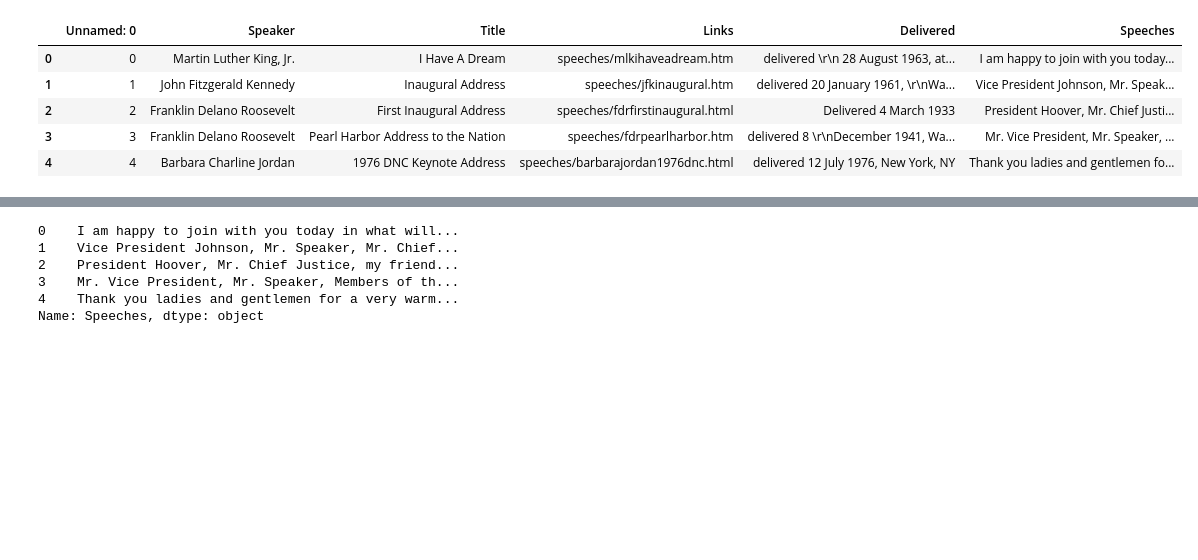
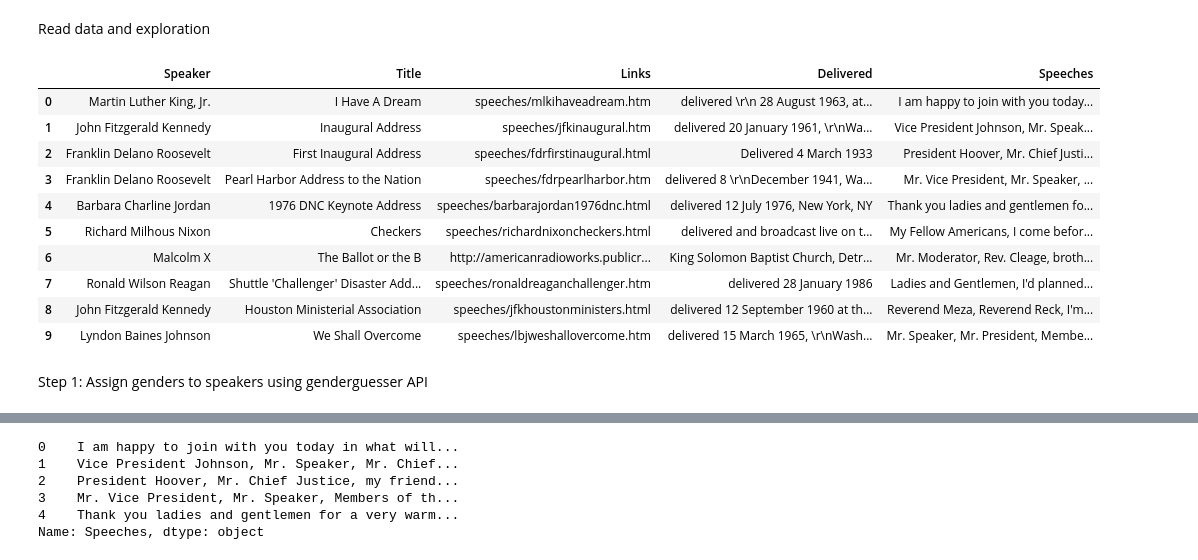
Before and after one commit to QuArtzX20/MDA_Speeches, a Jupyter notebook: Topic_Analysis_with_SpaCy.ipynb, the cells around one changed output, grey strips where cells are left out. Cells and saved outputs as stored; diff of their text form; code cells hidden in the pictures; blank space fills up the shorter version.

```diff
--- a/Topic_Analysis_with_SpaCy.ipynb
+++ b/Topic_Analysis_with_SpaCy.ipynb
@@ -10,10 +16,20 @@ from gensim.models import CoherenceModel
+# %% [markdown]
+Read data and exploration
 # %%
 data=pd.read_csv('Data/speeches.csv')
-data.head()
+data=data.drop(data.columns[0],axis=1)
+data.head(10)
 # %% [output]
-|  | Unnamed: 0 | Speaker | Title | Links | Delivered | Speeches |
-| 0 | 0 | Martin Luther King, Jr. | I Have A Dream | speeches/mlkihaveadream.htm | delivered \r\n 28 August 1963, at... | I am happy to join with you today... |
-| 1 | 1 | John Fitzgerald Kennedy | Inaugural Address | speeches/jfkinaugural.htm | delivered 20 January 1961, \r\nWa... | Vice President Johnson, Mr. Speak... |
-| 2 | 2 | Franklin Delano Roosevelt | First Inaugural Address | speeches/fdrfirstinaugural.html | Delivered 4 March 1933 | President Hoover, Mr. Chief Justi... |
-| 3 | 3 | Franklin Delano Roosevelt | Pearl Harbor Address to the Nation | speeches/fdrpearlharbor.htm | delivered 8 \r\nDecember 1941, Wa... | Mr. Vice President, Mr. Speaker, ... |
-| 4 | 4 | Barbara Charline Jordan | 1976 DNC Keynote Address | speeches/barbarajordan1976dnc.html | delivered 12 July 1976, New York, NY | Thank you ladies and gentlemen fo... |
+|  | Speaker | Title | Links | Delivered | Speeches |
+| 0 | Martin Luther King, Jr. | I Have A Dream | speeches/mlkihaveadream.htm | delivered \r\n 28 August 1963, at... | I am happy to join with you today... |
+| 1 | John Fitzgerald Kennedy | Inaugural Address | speeches/jfkinaugural.htm | delivered 20 January 1961, \r\nWa... | Vice President Johnson, Mr. Speak... |
+| 2 | Franklin Delano Roosevelt | First Inaugural Address | speeches/fdrfirstinaugural.html | Delivered 4 March 1933 | President Hoover, Mr. Chief Justi... |
+| 3 | Franklin Delano Roosevelt | Pearl Harbor Address to the Nation | speeches/fdrpearlharbor.htm | delivered 8 \r\nDecember 1941, Wa... | Mr. Vice President, Mr. Speaker, ... |
+| 4 | Barbara Charline Jordan | 1976 DNC Keynote Address | speeches/barbarajordan1976dnc.html | delivered 12 July 1976, New York, NY | Thank you ladies and gentlemen fo... |
+| 5 | Richard Milhous Nixon | Checkers | speeches/richardnixoncheckers.html | delivered and broadcast live on t... | My Fellow Americans, I come befor... |
+| 6 | Malcolm X | The Ballot or the B | http://americanradioworks.publicr... | King Solomon Baptist Church, Detr... | Mr. Moderator, Rev. Cleage, broth... |
+| 7 | Ronald Wilson Reagan | Shuttle 'Challenger' Disaster Add... | speeches/ronaldreaganchallenger.htm | delivered 28 January 1986 | Ladies and Gentlemen, I'd planned... |
+| 8 | John Fitzgerald Kennedy | Houston Ministerial Association | speeches/jfkhoustonministers.html | delivered 12 September 1960 at th... | Reverend Meza, Reverend Reck, I'm... |
+| 9 | Lyndon Baines Johnson | We Shall Overcome | speeches/lbjweshallovercome.htm | delivered 15 March 1965, \r\nWash... | Mr. Speaker, Mr. President, Membe... |
+# %% [markdown]
+Step 1: Assign genders to speakers using genderguesser API
```
Also changed, not shown: parts of 23 cells of this notebook.
